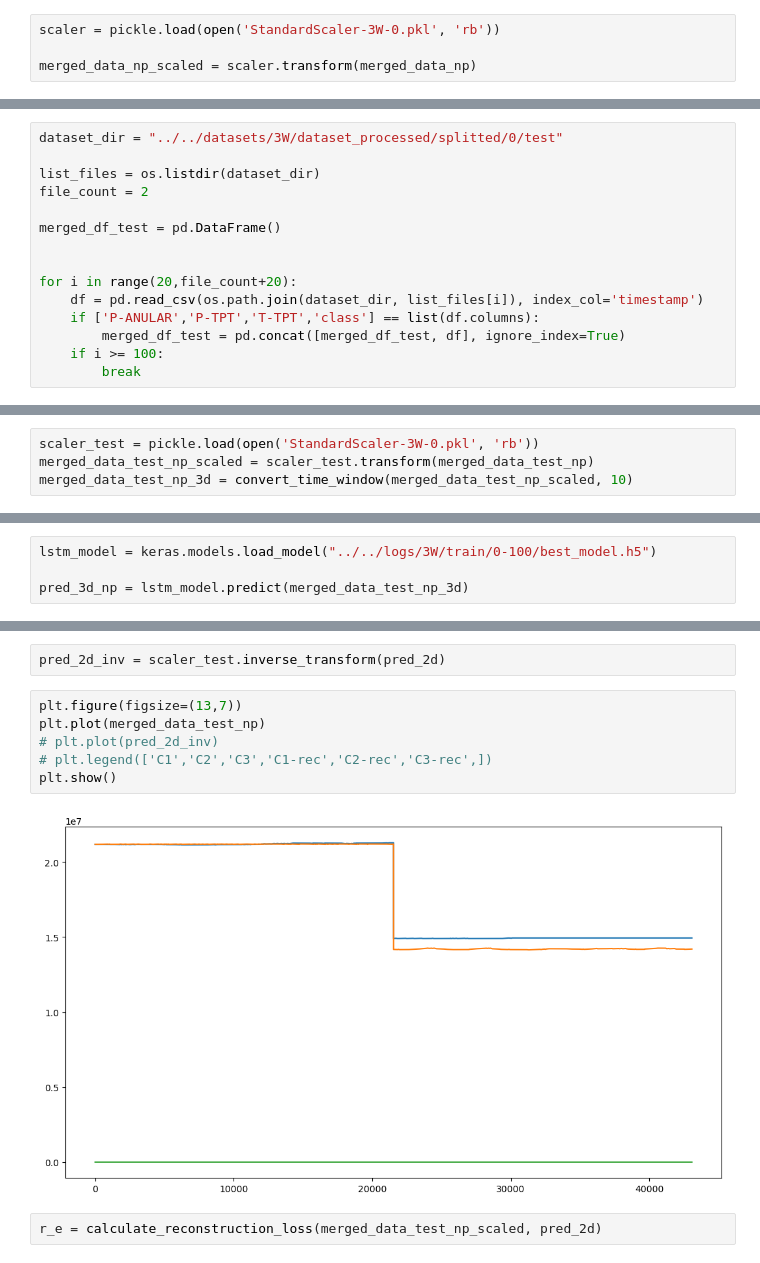
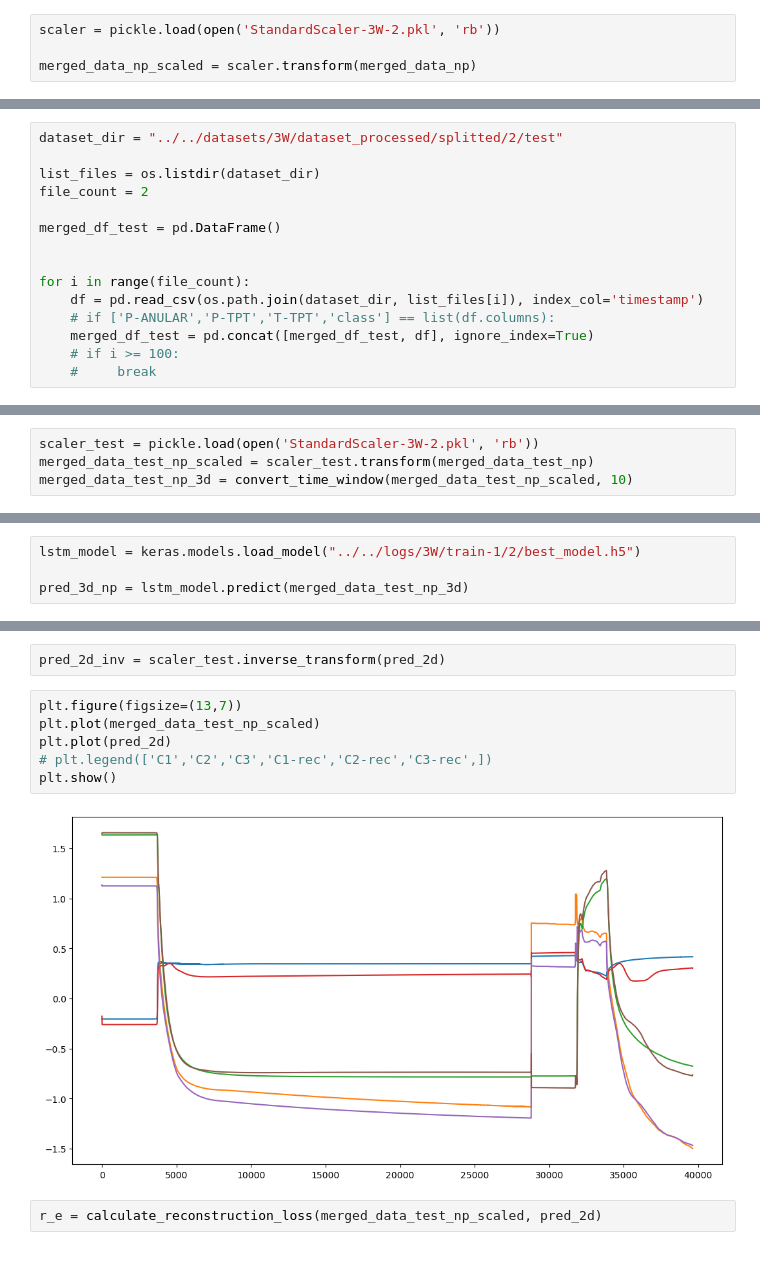
Before and after one commit to frrp16/Anomaly-Detection-Oil-and-Gas, a Jupyter notebook: code/3W/paper-1-lstm-autoencoder.ipynb, the cells around one changed output, grey strips where cells are left out. Saved outputs shown, nothing was run; the diff lists cells and outputs as text.

```diff
--- a/code/3W/paper-1-lstm-autoencoder.ipynb
+++ b/code/3W/paper-1-lstm-autoencoder.ipynb
@@ -237,7 +293,7 @@ merged_data_class = merged_df['class']
 
 merged_data_np = merged_df.drop('class', axis=1).values
 # %%
-scaler = pickle.load(open('StandardScaler-3W-0.pkl', 'rb'))
+scaler = pickle.load(open('StandardScaler-3W-2.pkl', 'rb'))
 
 merged_data_np_scaled = scaler.transform(merged_data_np)
 # %%
@@ -382,7 +426,7 @@ Epoch 20: loss improved from 0.00047 to 0.00043, saving model to ../../logs/3W/t
 # %% [markdown]
 ### Testing
 # %%
-dataset_dir = "../../datasets/3W/dataset_processed/splitted/0/test"
+dataset_dir = "../../datasets/3W/dataset_processed/splitted/2/test"
 
 list_files = os.listdir(dataset_dir)
 file_count = 2
@@ -390,12 +434,12 @@ file_count = 2
 merged_df_test = pd.DataFrame()
 
 
-for i in range(20,file_count+20):
+for i in range(file_count):
     df = pd.read_csv(os.path.join(dataset_dir, list_files[i]), index_col='timestamp')
-    if ['P-ANULAR','P-TPT','T-TPT','class'] == list(df.columns):
-        merged_df_test = pd.concat([merged_df_test, df], ignore_index=True)
-    if i >= 100:
-        break
+    # if ['P-ANULAR','P-TPT','T-TPT','class'] == list(df.columns):
+    merged_df_test = pd.concat([merged_df_test, df], ignore_index=True)
+    # if i >= 100:
+    #     break
 # %%
 # dataset_dir = "../../datasets/3W/dataset_processed/splitted/0/test"
 
@@ -413,7 +457,7 @@ merged_data_test_class = merged_df_test['class']
 
 merged_data_test_np = merged_df_test.drop('class', axis=1).values
 # %%
-scaler_test = pickle.load(open('StandardScaler-3W-0.pkl', 'rb'))
+scaler_test = pickle.load(open('StandardScaler-3W-2.pkl', 'rb'))
 merged_data_test_np_scaled = scaler_test.transform(merged_data_test_np)
 merged_data_test_np_3d = convert_time_window(merged_data_test_np_scaled, 10)
 # %%
@@ -421,7 +465,7 @@ merged_data_test_np_3d.dtype
 # %% [output]
 dtype('float16')
 # %%
-lstm_model = keras.models.load_model("../../logs/3W/train/0-100/best_model.h5")
+lstm_model = keras.models.load_model("../../logs/3W/train-1/2/best_model.h5")
 
 pred_3d_np = lstm_model.predict(merged_data_test_np_3d)
 # %% [output]
@@ -432,12 +476,12 @@ pred_2d = inverse_convert_time_window(pred_3d_np)
 pred_2d_inv = scaler_test.inverse_transform(pred_2d)
 # %%
 plt.figure(figsize=(13,7))
-plt.plot(merged_data_test_np)
-# plt.plot(pred_2d_inv)
+plt.plot(merged_data_test_np_scaled)
+plt.plot(pred_2d)
 # plt.legend(['C1','C2','C3','C1-rec','C2-rec','C3-rec',])
 plt.show()
 # %% [output]
-[figure, old version]
+[figure, new version]
 # %%
 r_e = calculate_reconstruction_loss(merged_data_test_np_scaled, pred_2d)
 # %%
```
Also changed, not shown: parts of 29 cells of this notebook, 1 other file.
